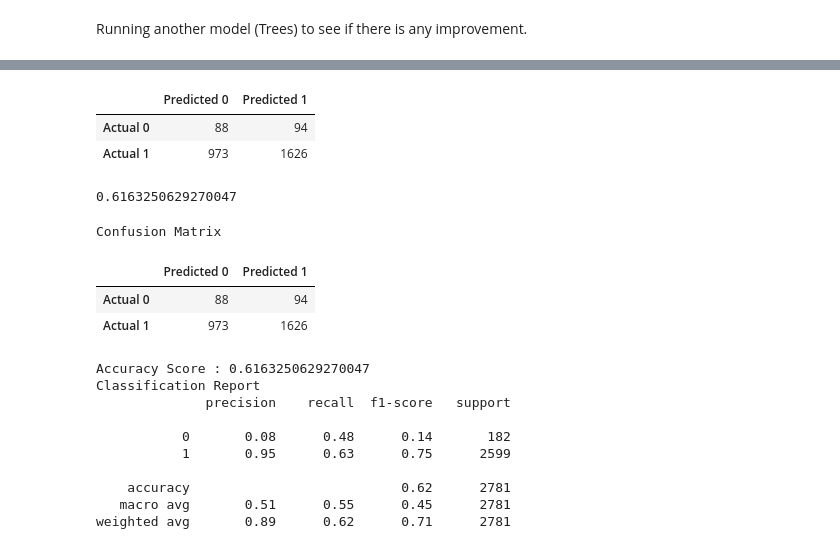
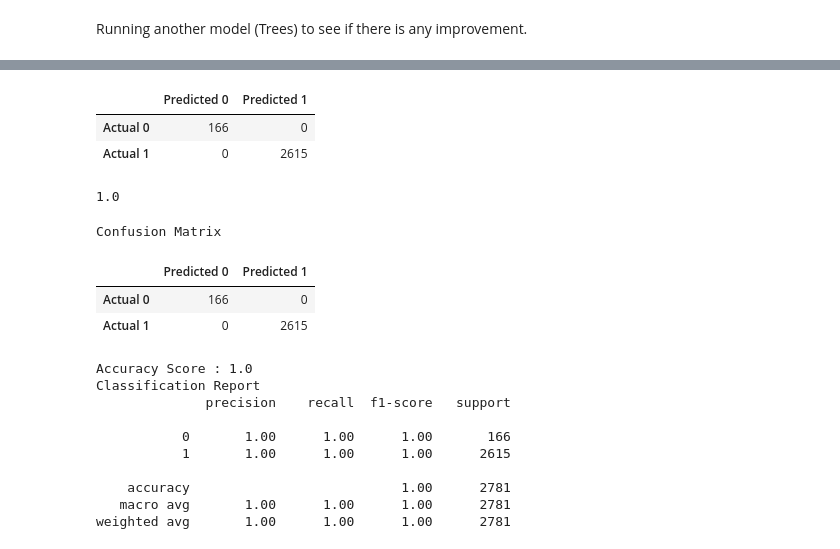
Before and after one commit to yurii151/final_project, a Jupyter notebook: book_recommend 3.12.ipynb, the cells around one changed output, grey strips where cells are left out. Drawn from its saved outputs; the diff is of its cells as text; code cells hidden in the pictures.

Commit message:
Revert "Randomn Forests Model fixed."

```diff
--- a/book_recommend 3.12.ipynb
+++ b/book_recommend 3.12.ipynb
@@ -263,7 +263,7 @@ X_train_scaled = X_scaler.transform(X_train)
 X_test_scaled = X_scaler.transform(X_test)
 # %%
 # Create a random forest classifier.
-rf_model = RandomForestClassifier(n_estimators=1, random_state=70)
+rf_model = RandomForestClassifier(n_estimators=100, random_state=1)
 # %%
 # Fitting the model
 rf_model = rf_model.fit(X_train_scaled, y_train)
@@ -274,41 +273,41 @@ y_pred = model.predict(X_test)
 # %%
 # Calculating the confusion matrix.
-cm = confusion_matrix(y_test, y_pred)
+cm = confusion_matrix(y_test, predictions)
 
 # Create a DataFrame from the confusion matrix.
 cm_df = pd.DataFrame(
     cm, index=["Actual 0", "Actual 1"], columns=["Predicted 0", "Predicted 1"])
 
 cm_df
 # %% [output]
 |  | Predicted 0 | Predicted 1 |
-| Actual 0 | 88 | 94 |
-| Actual 1 | 973 | 1626 |
+| Actual 0 | 166 | 0 |
+| Actual 1 | 0 | 2615 |
 # %%
 # Calculating the accuracy score.
-acc_score = accuracy_score(y_test, y_pred)
+acc_score = accuracy_score(y_test, predictions)
 acc_score
 # %% [output]
-0.6163250629270047
+1.0
 # %%
 # Displaying results
 print("Confusion Matrix")
 display(cm_df)
 print(f"Accuracy Score : {acc_score}")
 print("Classification Report")
-print(classification_report(y_test, y_pred))
+print(classification_report(y_test, predictions))
 # %% [output]
 Confusion Matrix
 |  | Predicted 0 | Predicted 1 |
-| Actual 0 | 88 | 94 |
-| Actual 1 | 973 | 1626 |
+| Actual 0 | 166 | 0 |
+| Actual 1 | 0 | 2615 |
-Accuracy Score : 0.6163250629270047
+Accuracy Score : 1.0
 Classification Report
               precision    recall  f1-score   support
 
-           0       0.08      0.48      0.14       182
-           1       0.95      0.63      0.75      2599
+           0       1.00      1.00      1.00       166
+           1       1.00      1.00      1.00      2615
 
-    accuracy                           0.62      2781
-   macro avg       0.51      0.55      0.45      2781
-weighted avg       0.89      0.62      0.71      2781
+    accuracy                           1.00      2781
+   macro avg       1.00      1.00      1.00      2781
+weighted avg       1.00      1.00      1.00      2781
```
Also changed, not shown: parts of 3 cells of this notebook.
